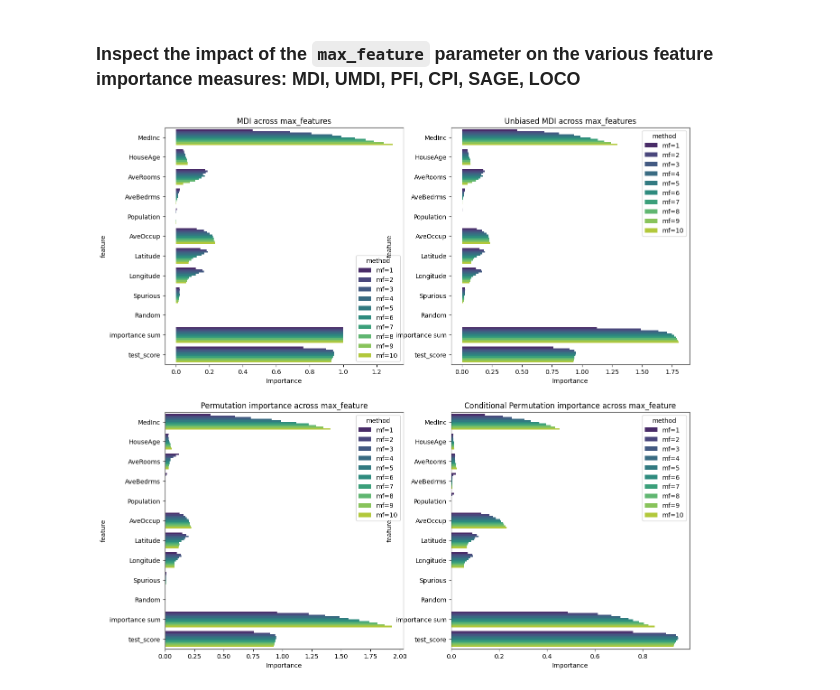
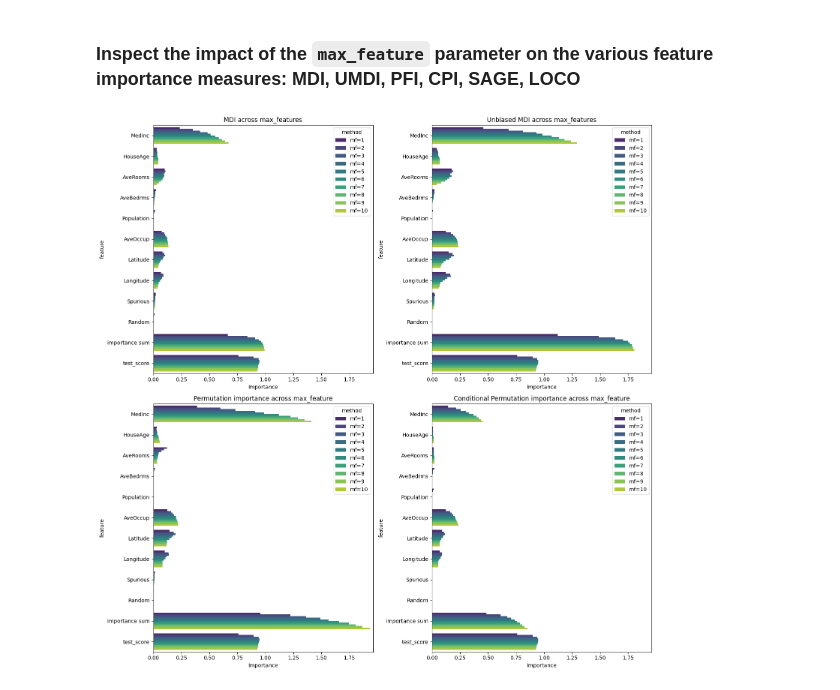
Before and after one commit to GaetandeCast/Internship, a Jupyter notebook: conditional_dependency/plot_pitfalls_permutation_importance.ipynb, the cells around one changed output. Cells and saved outputs as stored; diff of their text form; code cells hidden in the pictures.

Commit message:
add support for unnormalized mdi, fix the xaxis in the plots

```diff
--- a/conditional_dependency/plot_pitfalls_permutation_importance.ipynb
+++ b/conditional_dependency/plot_pitfalls_permutation_importance.ipynb
@@ -114,6 +114,8 @@ scoring_function = mean_squared_error
 column_names = feature_names + ["importance sum", "test_score"]
 n_cols = len(column_names)
 n_features = len(feature_names)
+max_val = 0
+mdi_attr = "_unnormalized_feature_importances" if hasattr(fitted_estimators[0], "_unnormalized_feature_importances") else "feature_importances_"
 
 # Loop over all max_features from 1 to 10
 for mf in range(1, n_features + 1):
@@ -134,9 +136,9 @@ for mf in range(1, n_features + 1):
         test_score_diff = np.abs(scoring_function(model.predict(X_test), y_test) - scoring_function(np.repeat(y_test.mean(), y_test.shape), y_test))
 
         # Compute biased & unbiased MDI
-        mdi = model.feature_importances_
+        mdi = getattr(model, mdi_attr)
         umdi = model.unbiased_feature_importances_
-        all_fold_mdi.append(np.append(umdi, [mdi.sum(), test_score_diff]))
+        all_fold_mdi.append(np.append(mdi, [mdi.sum(), test_score_diff]))
         all_fold_umdi.append(np.append(umdi, [umdi.sum(), test_score_diff]))
         # Compute PFI
         pfi = PFI(
@@ -169,6 +171,8 @@ for mf in range(1, n_features + 1):
     all_fold_pfi = np.stack(all_fold_pfi)
     all_fold_cpi = np.stack(all_fold_cpi)
 
+    temp_max = np.max([all_fold_mdi, all_fold_umdi, all_fold_pfi, all_fold_cpi])
+    max_val = max(max_val, temp_max)
     # Store importance data in long format
     mdi_data.append(
         pd.DataFrame(
@@ -219,6 +223,9 @@ df_val_cpi = pd.concat(cpi_data, ignore_index=True)
 # %%
 fig, ax = plt.subplots(nrows=2, ncols=2, figsize=(15, 15))
 
+for i in range(2):
+    for j in range(2):
+        ax[i,j].set_xlim(0, max_val)
 
 sns.barplot(
     data=df_val_mdi,
@@ -243,32 +250,32 @@ sns.barplot(
 )
 ax[0,1].set_title("Unbiased MDI across max_features")
 ax[0,1].set_xlabel("Importance")
 
 sns.barplot(
     data=df_val_pfi,
     x="pfi",
     y="feature",
     hue="method",
     errorbar=None,
     palette="viridis",
     ax=ax[1,0],
 )
 ax[1,0].set_title("Permutation importance across max_feature")
 ax[1,0].set_xlabel("Importance")
 
 sns.barplot(
     data=df_val_cpi,
     x="cpi",
     y="feature",
     hue="method",
     errorbar=None,
     palette="viridis",
     ax=ax[1,1],
 )
 ax[1,1].set_title("Conditional Permutation importance across max_feature")
 ax[1,1].set_xlabel("Importance")
 
-# plt.tight_layout()
+plt.tight_layout()
 plt.show()
 # %% [output]
-[figure, old version]
+[figure, new version]
```
